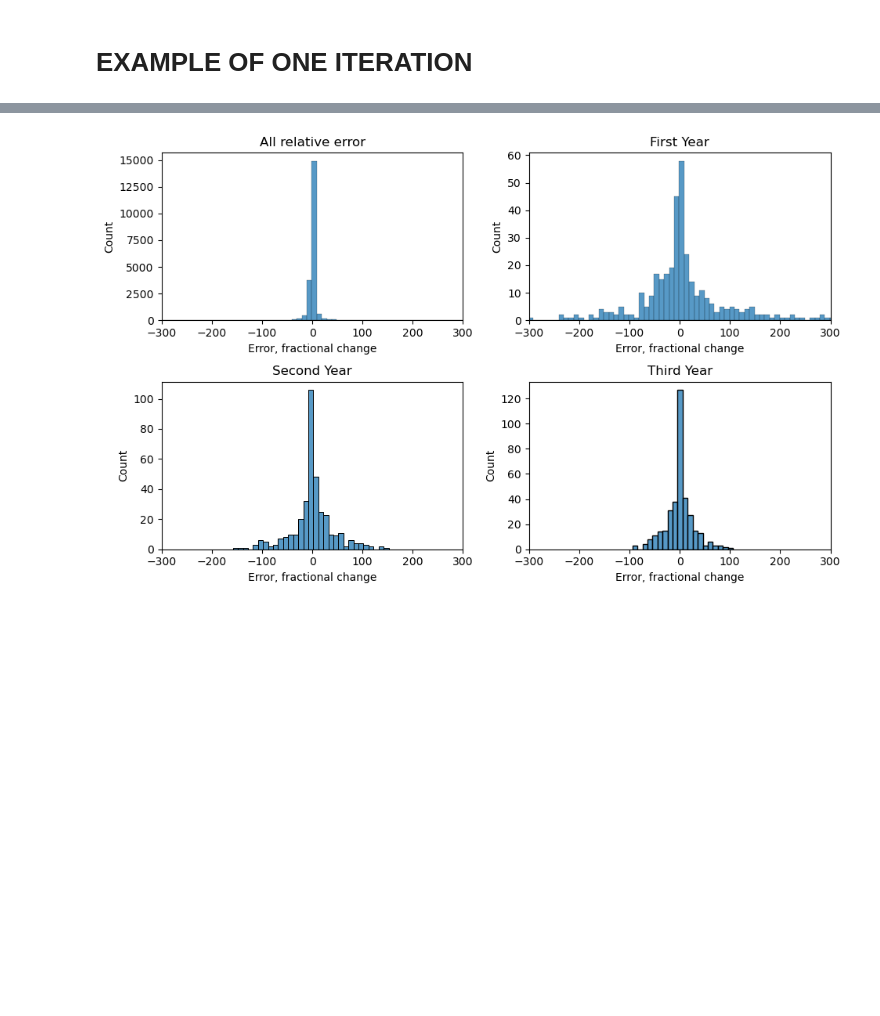
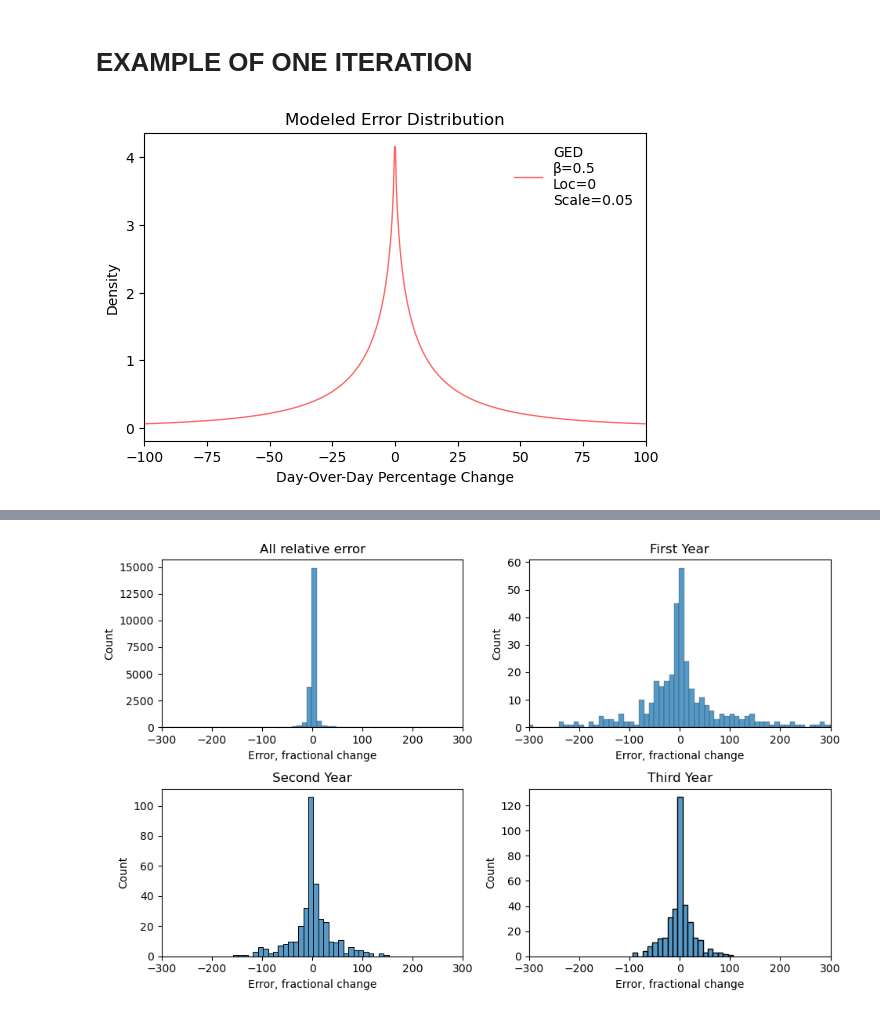
Before and after one commit to rmcguigan/PGE_RESEARCH, a Jupyter notebook: SP24_Research/SP24research_problem_statement.ipynb, the cells around one changed output, grey strips where cells are left out. Saved outputs shown, nothing was run; the diff lists cells and outputs as text; code cells hidden in the pictures; blank space fills up the shorter version.

```diff
--- a/SP24_Research/SP24research_problem_statement.ipynb
+++ b/SP24_Research/SP24research_problem_statement.ipynb
@@ -302,3 +305,13 @@ test.add_error(beta=0.5, loc=0, scale=0.05)  # beta=0.5, loc=0, scale=0.05
+# %%
+fig, ax = plt.subplots(figsize=(golden_ratio * 4, 4))
+x = np.linspace(gennorm.ppf(0.01, beta, loc, scale), gennorm.ppf(0.99, beta, loc, scale), 1000)
+ax.plot(x * 100, gennorm.pdf(x, beta, loc, scale), 'r-', lw=1, alpha=0.6,
+        label=f'GED\n\u03B2={beta}\nLoc={loc}\nScale={scale}')
+ax.set(title='Modeled Error Distribution', xlabel='Day-Over-Day Percentage Change', ylabel='Density', xlim=(-100,100))
+ax.legend(loc='best', frameon=False)
+plt.show()
+# %% [output]
+[figure, added]
 # %%
 # plot the production rate and cumulative production with error for the test instance
 moving_p10 = pd.Series(test.rate_error).rolling(window=30, min_periods=1).quantile(0.10)
```
Also changed, not shown: parts of 2 cells of this notebook.
